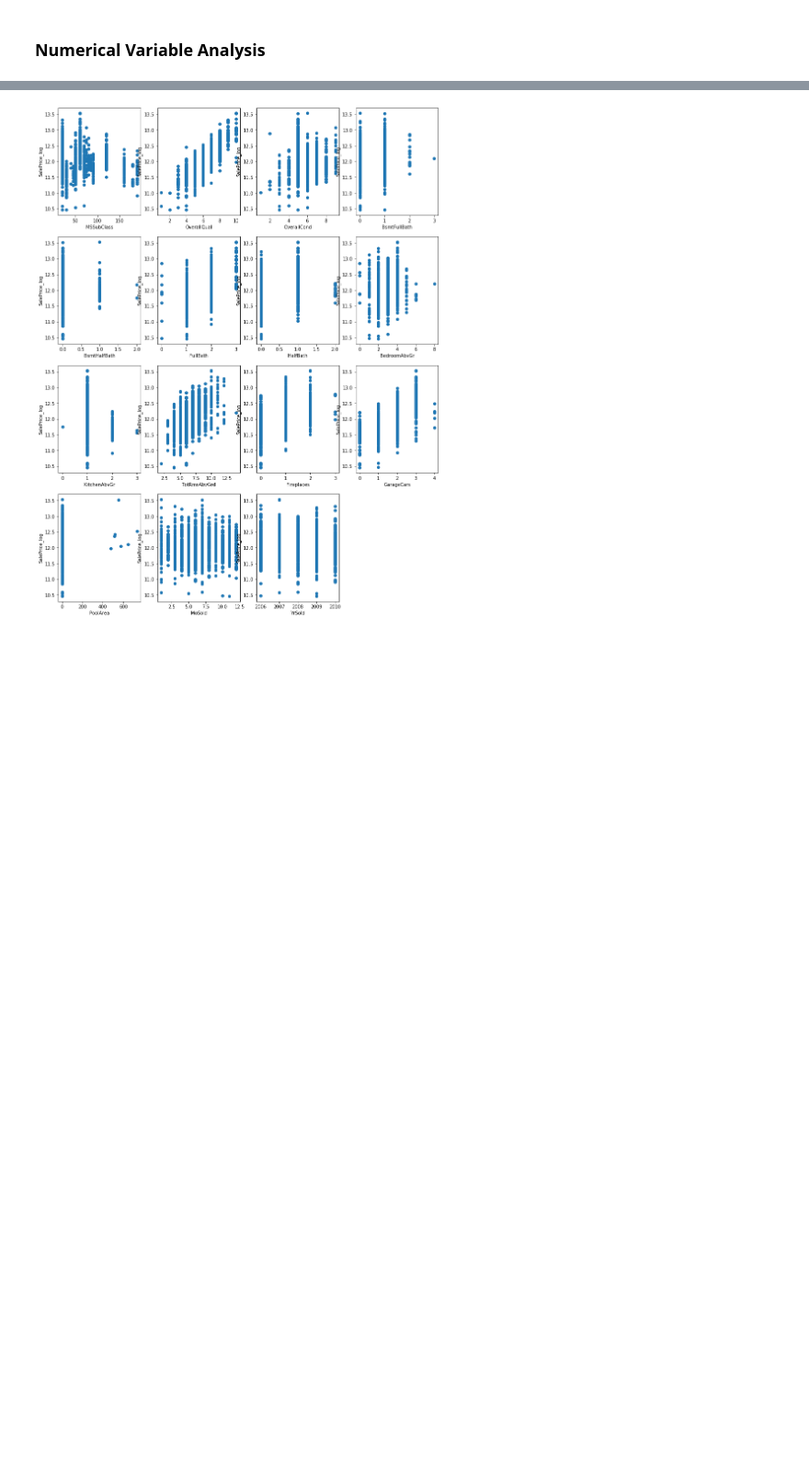
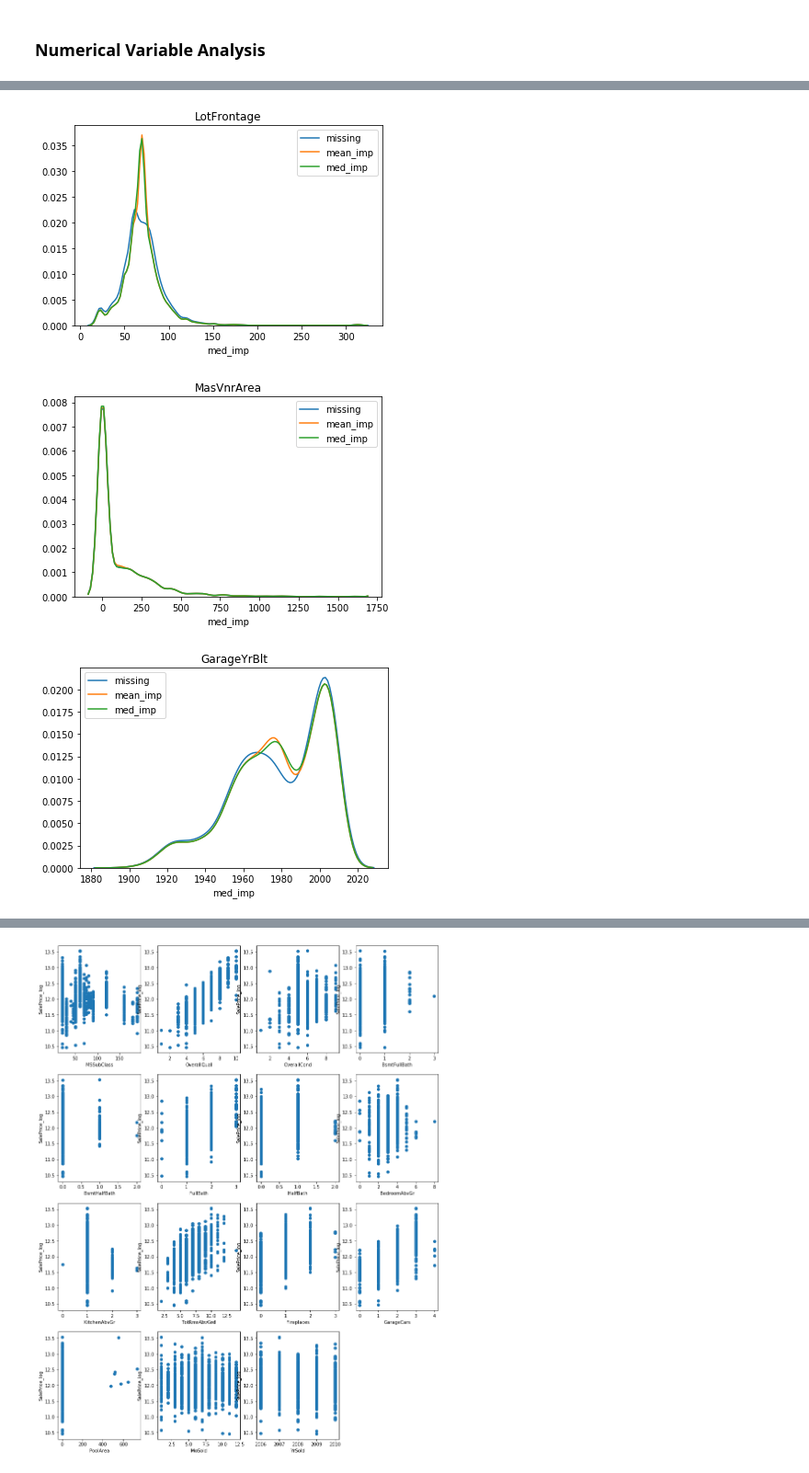
Before and after one commit to jah377/Kaggle-Machine-Learning-Housing-Project-, a Jupyter notebook: jon_harris/DataExploration_jah.ipynb, the cells around one changed output, grey strips where cells are left out. Shown at 92% size. Drawn from its saved outputs; the diff is of its cells as text; code cells hidden in the pictures; blank space fills up the shorter version.

```diff
--- a/jon_harris/DataExploration_jah.ipynb
+++ b/jon_harris/DataExploration_jah.ipynb
@@ -293,0 +280,3 @@ dirty_summary(num_cont_features)
+# %%
+continuous_summary = dirty_summary(num_cont_features)
+continuous_summary
@@ -293,0 +302,30 @@ dirty_summary(num_cont_features)
+# %%
+from sklearn.impute import SimpleImputer
+
+imp_vars = continuous_summary["Predictor"][continuous_summary.n_NA > 0]
+feature = imp_vars[0]
+
+for x in imp_vars:
+    data = pd.concat([house_data[x], house_data["SalePrice_log"]], axis=1)
+    imp_mean = SimpleImputer(missing_values=np.nan, strategy="mean")
+    imp_mean.fit(data)
+    mean_imp = imp_mean.transform(data)
+
+    imp_med = SimpleImputer(missing_values=np.nan, strategy="median")
+    imp_med.fit(data)
+    med_imp = imp_med.transform(data)
+
+    test = pd.concat(
+        [data.iloc[:, 0], pd.DataFrame(mean_imp[:, 0]), pd.DataFrame(med_imp[:, 0])],
+        axis=1,
+    )
+    test.columns = ["missing", "mean_imp", "med_imp"]
+
+    plt.figure()
+    for i in test.columns:
+        sns.distplot(test[i], hist=False, kde=True, label=i)
+        plt.title(x)
+# %% [output]
+[figure, added]
+[figure, added]
+[figure, added]
```
Also changed, not shown: parts of 26 cells of this notebook, 2 other files.
